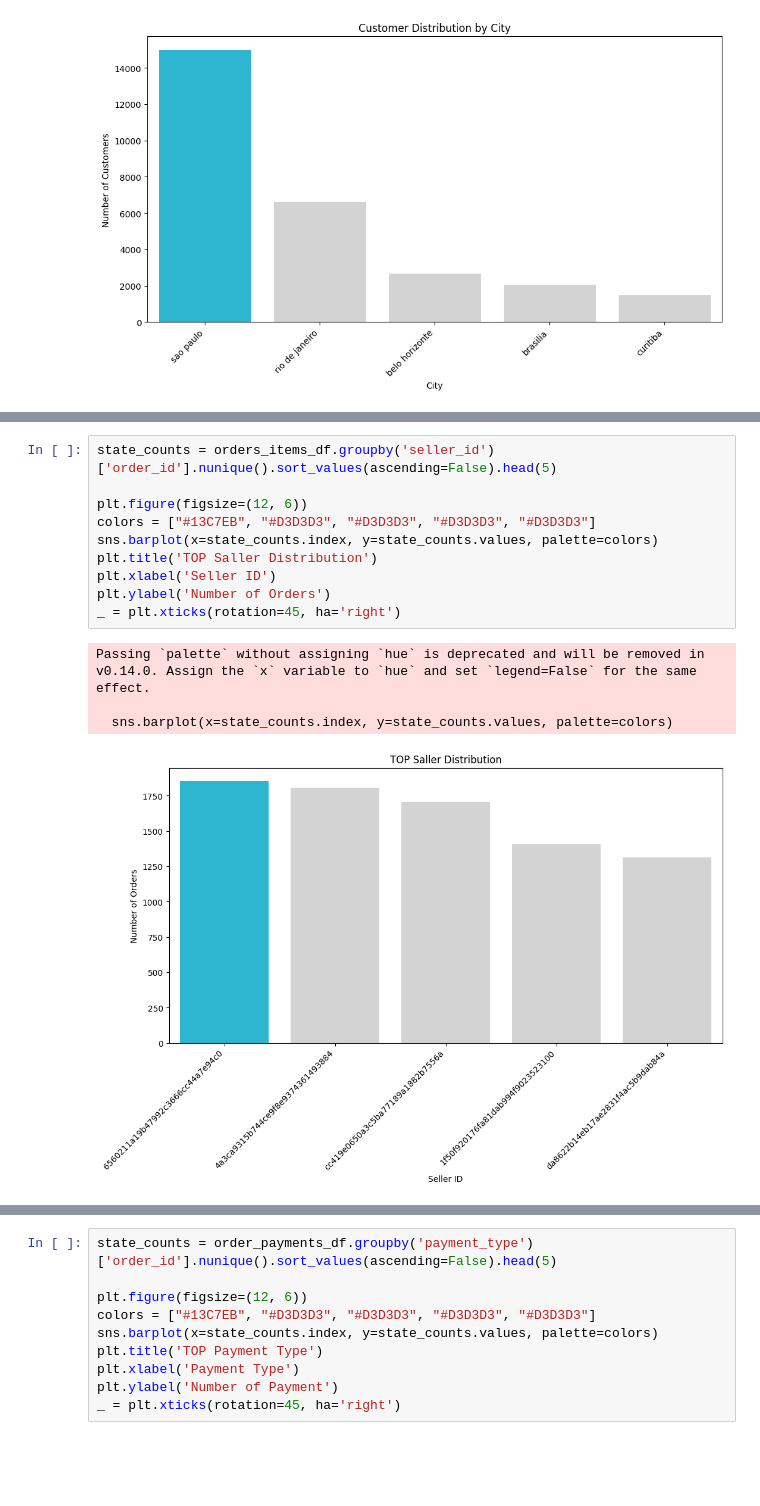
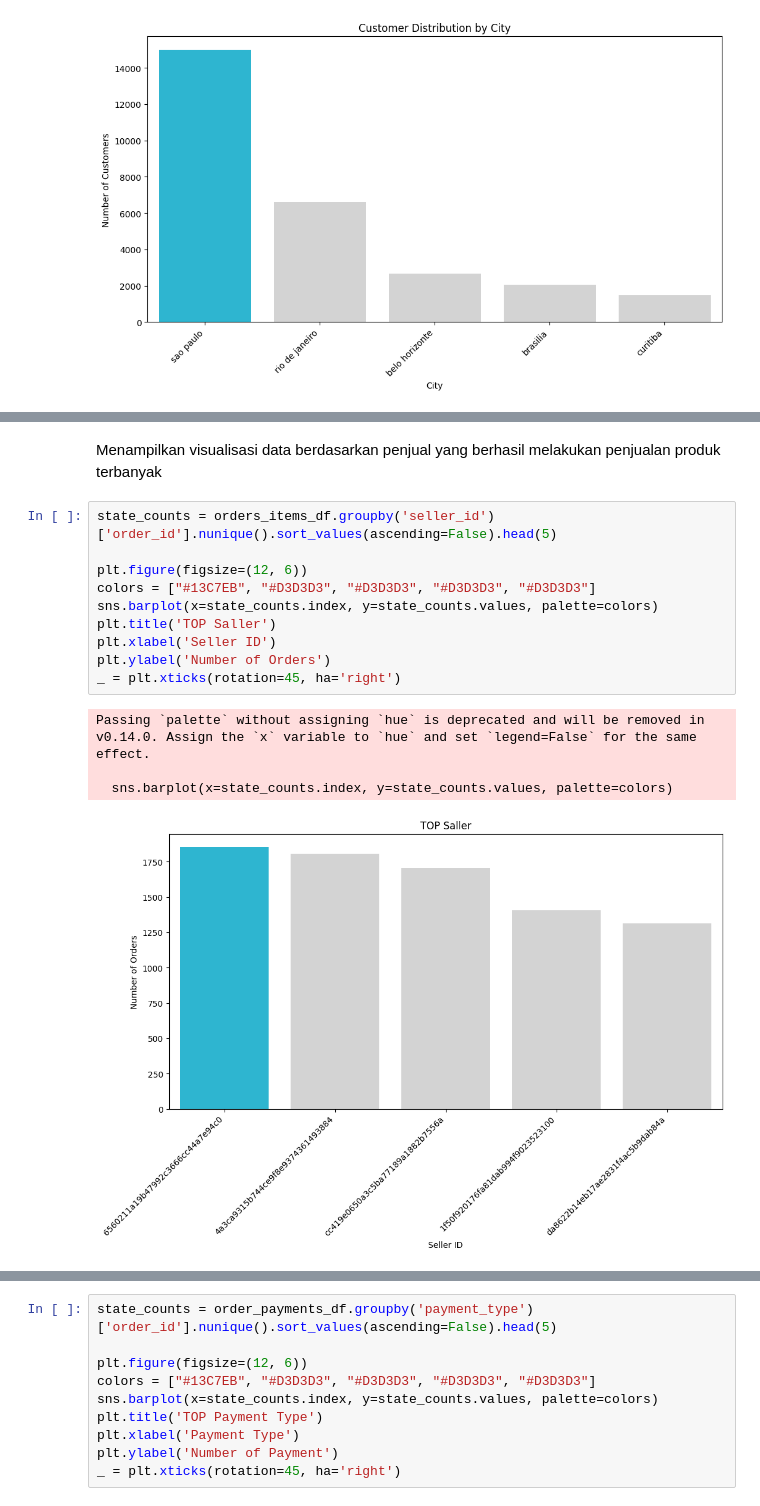
Before and after one commit to suryaadi45/Submision, a Jupyter notebook: notebook.ipynb, the cells around one changed output, grey strips where cells are left out. Saved outputs shown, nothing was run; the diff lists cells and outputs as text; blank space fills up the shorter version.

```diff
--- a/notebook.ipynb
+++ b/notebook.ipynb
@@ -601,15 +606,17 @@ Passing `palette` without assigning `hue` is deprecated and will be removed in v
+# %% [markdown]
+Menampilkan visualisasi data berdasarkan penjual yang berhasil melakukan penjualan produk terbanyak
 # %%
 state_counts = orders_items_df.groupby('seller_id')['order_id'].nunique().sort_values(ascending=False).head(5)
 
 plt.figure(figsize=(12, 6))
 colors = ["#13C7EB", "#D3D3D3", "#D3D3D3", "#D3D3D3", "#D3D3D3"]
 sns.barplot(x=state_counts.index, y=state_counts.values, palette=colors)
-plt.title('TOP Saller Distribution')
+plt.title('TOP Saller')
 plt.xlabel('Seller ID')
 plt.ylabel('Number of Orders')
 _ = plt.xticks(rotation=45, ha='right')
 # %% [output]
 Passing `palette` without assigning `hue` is deprecated and will be removed in v0.14.0. Assign the `x` variable to `hue` and set `legend=False` for the same effect.
 
   sns.barplot(x=state_counts.index, y=state_counts.values, palette=colors)
-[figure, old version]
+[figure, new version]
```
Also changed, not shown: parts of 43 cells of this notebook.
